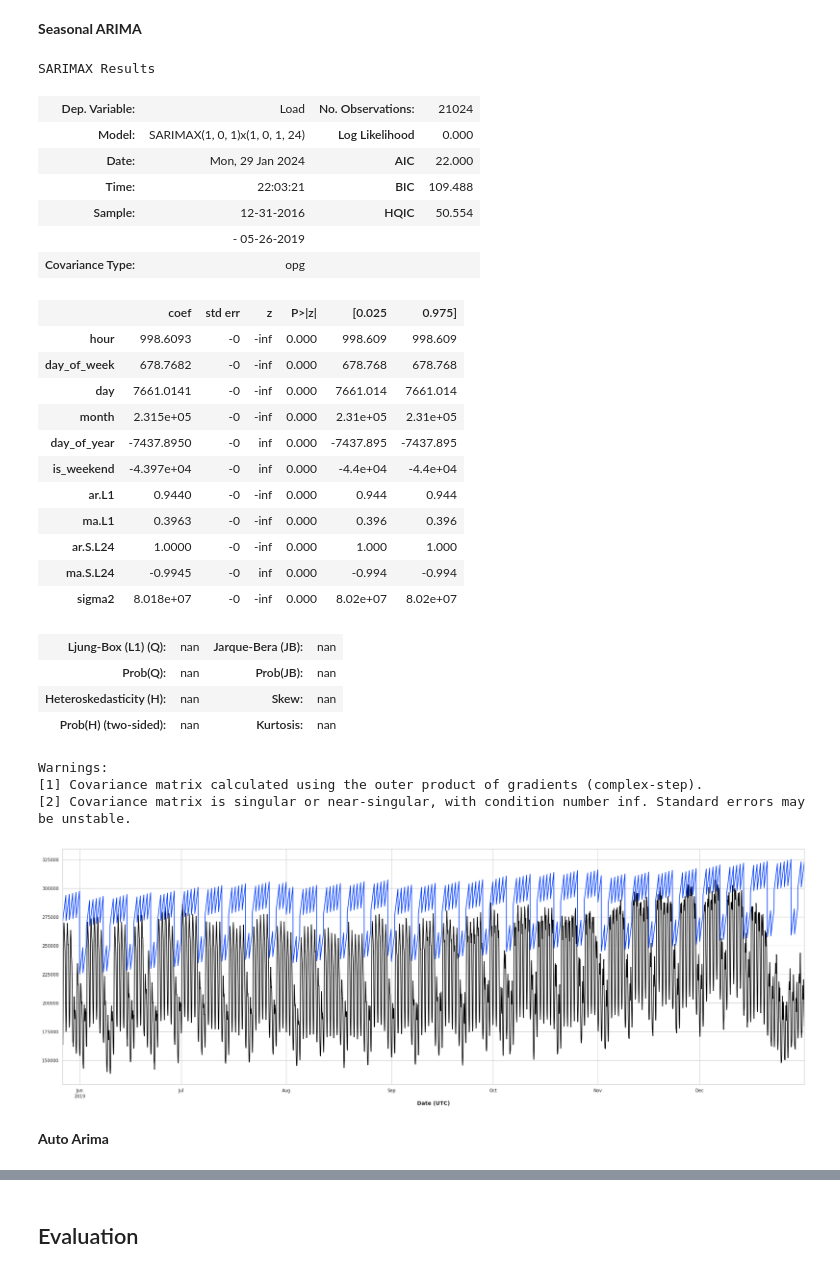
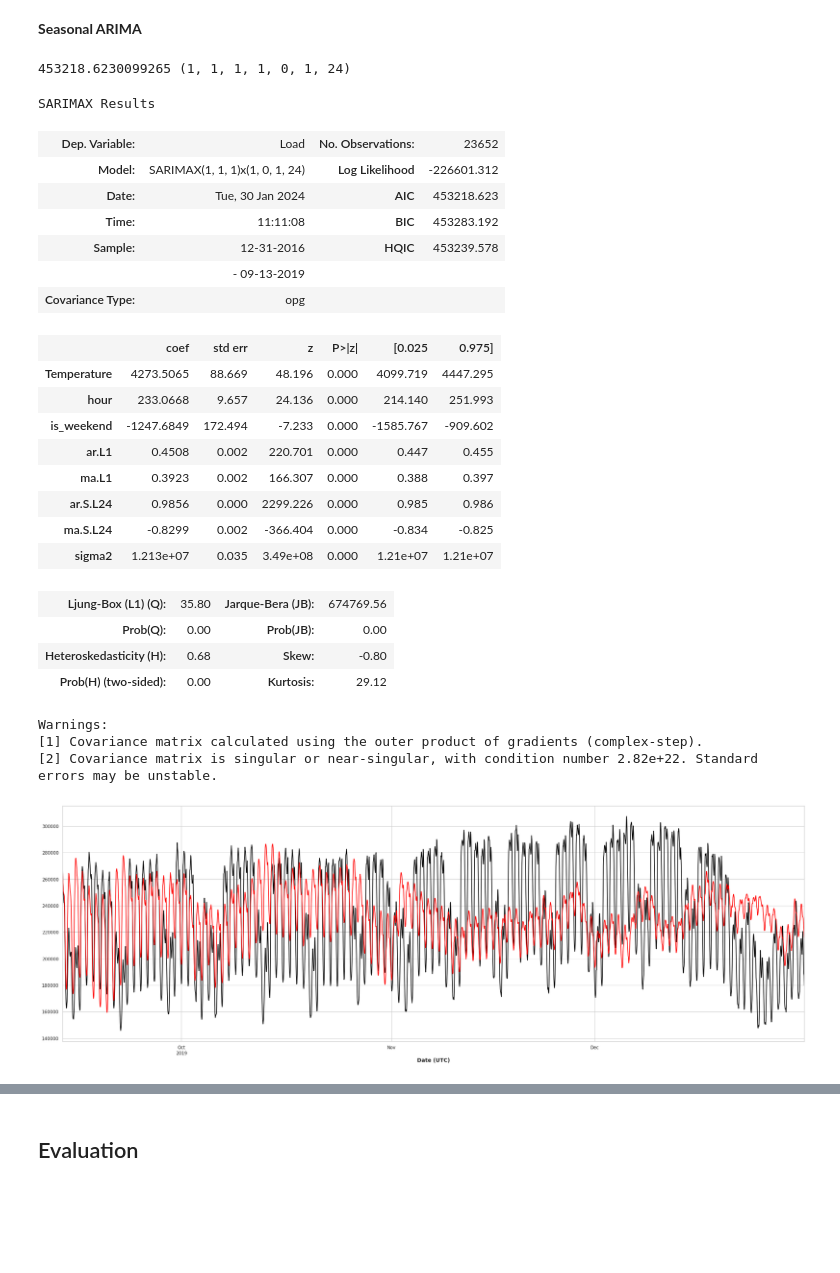
Before and after one commit to EjoelM/Opencampus_SH_TimeSeries_Energy, a Jupyter notebook: 2_BaselineModel/baseline_model.ipynb, the cells around one changed output, grey strips where cells are left out. Cells and saved outputs as stored; diff of their text form; code cells hidden in the pictures; blank space fills up the shorter version.

Commit message:
including temperature as exogenous

```diff
--- a/2_BaselineModel/baseline_model.ipynb
+++ b/2_BaselineModel/baseline_model.ipynb
@@ -46,9 +46,10 @@ plt.show()
 # %%
 data_frame['hour'] = data_frame.index.hour
 data_frame['day_of_week'] = data_frame.index.day_of_week
-data_frame['day'] = data_frame.index.day
-data_frame['month'] = data_frame.index.month
+# data_frame['day'] = data_frame.index.day
+# data_frame['month'] = data_frame.index.month
 data_frame['day_of_year'] = data_frame.index.dayofyear
 data_frame['is_weekend'] = data_frame.index.weekday // 5
+# data_frame['is_holiday']
 data_frame.tail(2)
 # %% [output]
@@ -120,7 +121,7 @@ plt.show()
 # %% [markdown]
 **train-test set**
 # %%
-split_point = int(len(data_frame) * 0.8)
+split_point = int(len(data_frame) * 0.9)
 train_set, test_set = data_frame[:split_point], data_frame[split_point:]
 print("train set: {}, test set: {}".format(len(train_set), len(test_set)))
 # %% [output]
@@ -171,12 +172,17 @@ order: (1, 1, 1), seasonal_order: (1, 0, 1, 24), AIC: 410821.6513281013
 # %% [markdown]
 **Seasonal ARIMA**
+# %%
+# exogenous = train_set[['Temperature','hour', 'day_of_week', 'day', 'month', 'day_of_year', 'is_weekend']]
+exogenous = train_set[['Temperature','hour', 'is_weekend']]
+print(best_params, best_aic)
+# %% [output]
+453218.6230099265 (1, 1, 1, 1, 0, 1, 24)
 # %%
-# best_params = [1, 0, 0, 1, 0, 1, 24]
-best_params = [1, 0, 1, 1, 0, 1, 24]
+best_params = [1, 1, 1, 1, 0, 1, 24]
 
 model = sm.tsa.SARIMAX(
     endog=train_set["Load"],
-    exog=train_set[['hour', 'day_of_week', 'day', 'month', 'day_of_year', 'is_weekend']],
+    exog=exogenous,
     order=best_params[:3],
     seasonal_order=best_params[3:]
 )
@@ -184,42 +190,37 @@ result = model.fit(disp=False)
 result.summary()
 # %% [output]
 SARIMAX Results
-| Dep. Variable: | Load | No. Observations: | 21024 |
-| Model: | SARIMAX(1, 0, 1)x(1, 0, 1, 24) | Log Likelihood | 0.000 |
-| Date: | Mon, 29 Jan 2024 | AIC | 22.000 |
-| Time: | 22:03:21 | BIC | 109.488 |
-| Sample: | 12-31-2016 | HQIC | 50.554 |
-|  | - 05-26-2019 |  |  |
+| Dep. Variable: | Load | No. Observations: | 23652 |
+| Model: | SARIMAX(1, 1, 1)x(1, 0, 1, 24) | Log Likelihood | -226601.312 |
+| Date: | Tue, 30 Jan 2024 | AIC | 453218.623 |
+| Time: | 11:11:08 | BIC | 453283.192 |
+| Sample: | 12-31-2016 | HQIC | 453239.578 |
+|  | - 09-13-2019 |  |  |
 | Covariance Type: | opg |  |  |
 |  | coef | std err | z | P>|z| | [0.025 | 0.975] |
-| hour | 998.6093 | -0 | -inf | 0.000 | 998.609 | 998.609 |
-| day_of_week | 678.7682 | -0 | -inf | 0.000 | 678.768 | 678.768 |
-| day | 7661.0141 | -0 | -inf | 0.000 | 7661.014 | 7661.014 |
-| month | 2.315e+05 | -0 | -inf | 0.000 | 2.31e+05 | 2.31e+05 |
-| day_of_year | -7437.8950 | -0 | inf | 0.000 | -7437.895 | -7437.895 |
-| is_weekend | -4.397e+04 | -0 | inf | 0.000 | -4.4e+04 | -4.4e+04 |
-| ar.L1 | 0.9440 | -0 | -inf | 0.000 | 0.944 | 0.944 |
-| ma.L1 | 0.3963 | -0 | -inf | 0.000 | 0.396 | 0.396 |
-| ar.S.L24 | 1.0000 | -0 | -inf | 0.000 | 1.000 | 1.000 |
-| ma.S.L24 | -0.9945 | -0 | inf | 0.000 | -0.994 | -0.994 |
-| sigma2 | 8.018e+07 | -0 | -inf | 0.000 | 8.02e+07 | 8.02e+07 |
+| Temperature | 4273.5065 | 88.669 | 48.196 | 0.000 | 4099.719 | 4447.295 |
+| hour | 233.0668 | 9.657 | 24.136 | 0.000 | 214.140 | 251.993 |
+| is_weekend | -1247.6849 | 172.494 | -7.233 | 0.000 | -1585.767 | -909.602 |
+| ar.L1 | 0.4508 | 0.002 | 220.701 | 0.000 | 0.447 | 0.455 |
+| ma.L1 | 0.3923 | 0.002 | 166.307 | 0.000 | 0.388 | 0.397 |
+| ar.S.L24 | 0.9856 | 0.000 | 2299.226 | 0.000 | 0.985 | 0.986 |
+| ma.S.L24 | -0.8299 | 0.002 | -366.404 | 0.000 | -0.834 | -0.825 |
+| sigma2 | 1.213e+07 | 0.035 | 3.49e+08 | 0.000 | 1.21e+07 | 1.21e+07 |
-| Ljung-Box (L1) (Q): | nan | Jarque-Bera (JB): | nan |
-| Prob(Q): | nan | Prob(JB): | nan |
-| Heteroskedasticity (H): | nan | Skew: | nan |
-| Prob(H) (two-sided): | nan | Kurtosis: | nan |
+| Ljung-Box (L1) (Q): | 35.80 | Jarque-Bera (JB): | 674769.56 |
+| Prob(Q): | 0.00 | Prob(JB): | 0.00 |
+| Heteroskedasticity (H): | 0.68 | Skew: | -0.80 |
+| Prob(H) (two-sided): | 0.00 | Kurtosis: | 29.12 |
 Warnings:
 [1] Covariance matrix calculated using the outer product of gradients (complex-step).
-[2] Covariance matrix is singular or near-singular, with condition number inf. Standard errors may be unstable.
+[2] Covariance matrix is singular or near-singular, with condition number 2.82e+22. Standard errors may be unstable.
 # %%
 sarimax_prediction = result.get_prediction(
     start=test_set.index[0], end=test_set.index[-1],
-    exog=test_set[['hour', 'day_of_week', 'day', 'month', 'day_of_year', 'is_weekend']],
+    exog=test_set[['Temperature','hour', 'is_weekend']],
 ).predicted_mean
 
-test_set["Load"].plot()
-sarimax_prediction.plot()
+test_set["Load"][].plot()
+sarimax_prediction.plot(color='red')
 plt.show()
 # %% [output]
-[figure, old version]
+[figure, new version]
-# %% [markdown]
-**Auto Arima**
```
Also changed, not shown: parts of 8 cells of this notebook, 1 other file.
